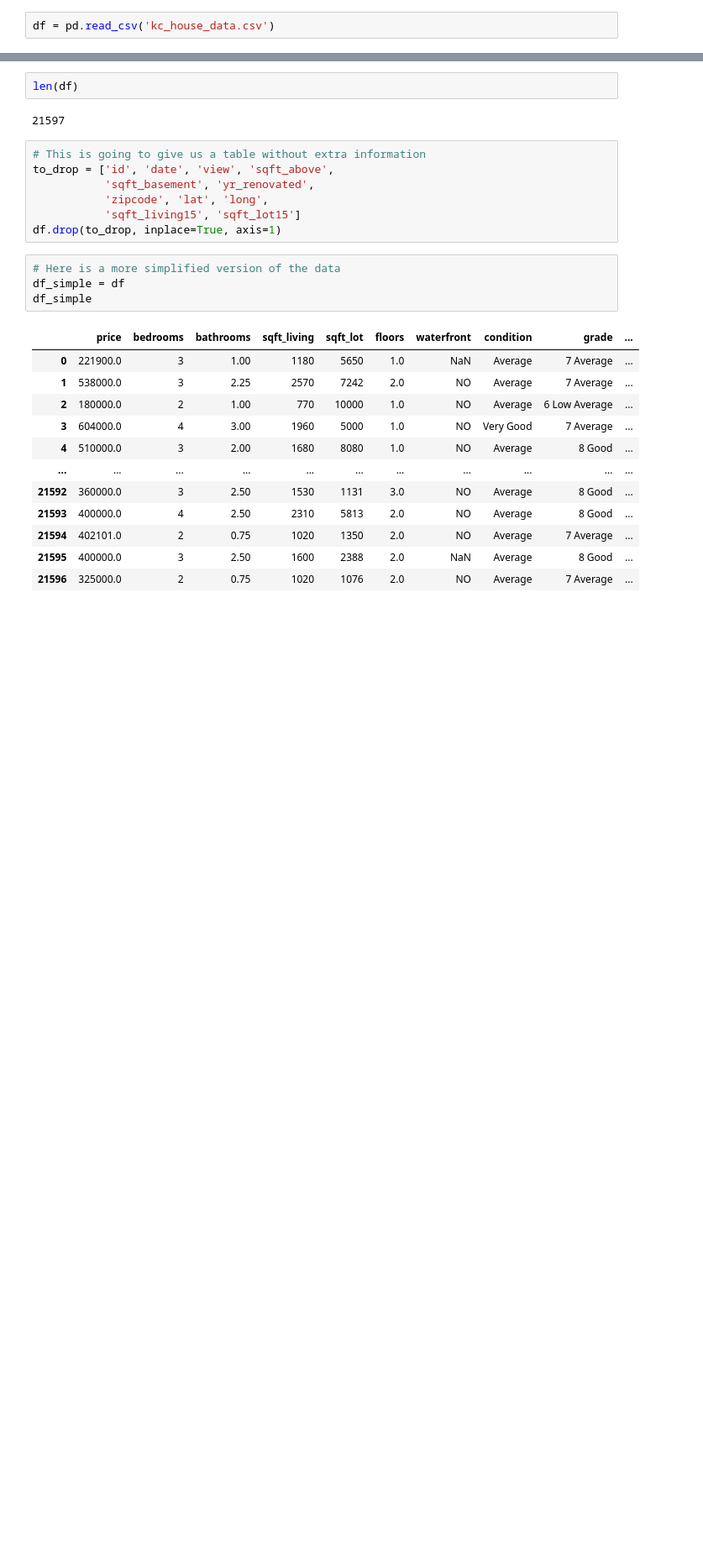
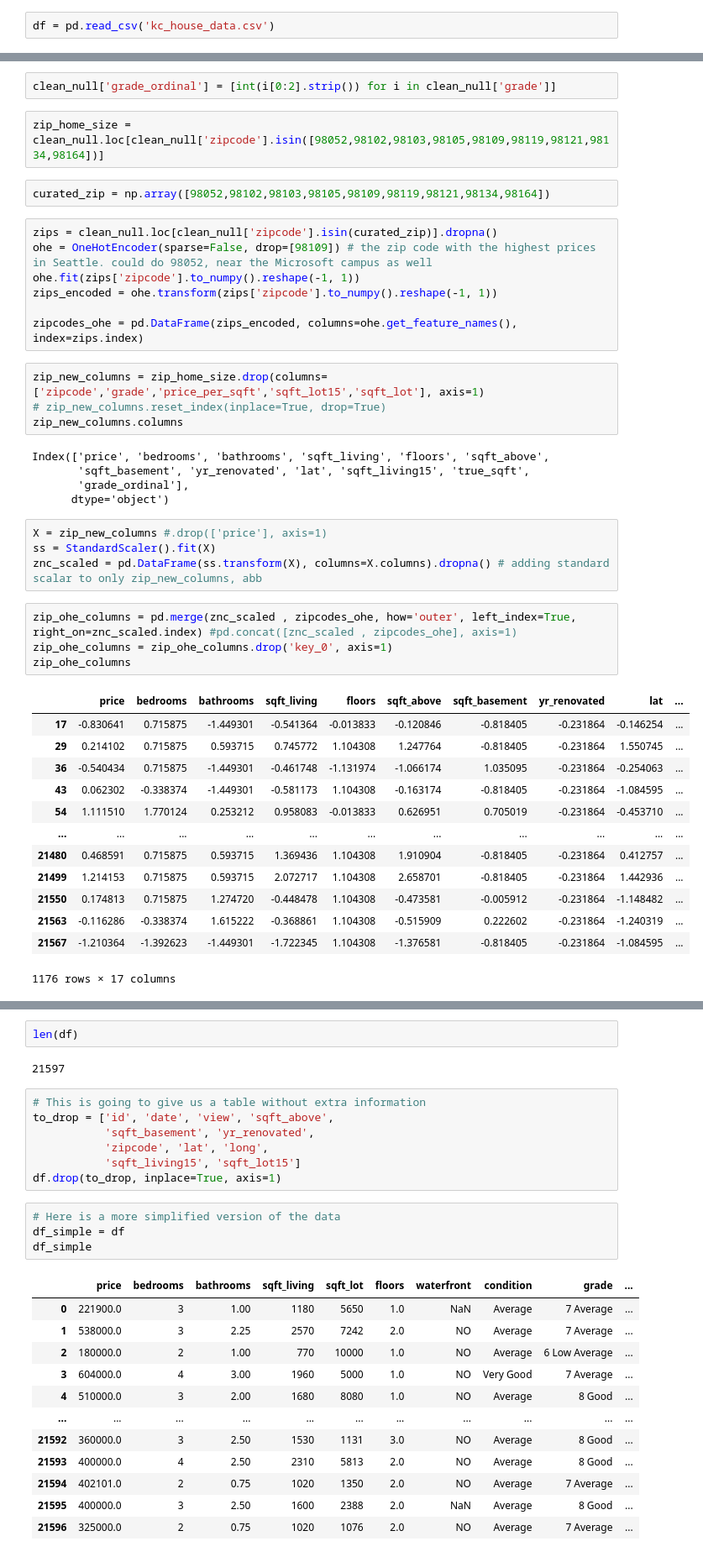
Before and after one commit to axoaxonic/green-housing-dev-analysis-project, a Jupyter notebook: development-notebooks/raul_scratch_code.ipynb, the cells around one changed output, grey strips where cells are left out. Shown: that part at 84% size. Drawn from its saved outputs; the diff is of its cells as text; blank space fills up the shorter version.

```diff
--- a/development-notebooks/raul_scratch_code.ipynb
+++ b/development-notebooks/raul_scratch_code.ipynb
@@ -18,0 +44,44 @@ df = pd.read_csv('kc_house_data.csv')
+# %%
+clean_null['grade_ordinal'] = [int(i[0:2].strip()) for i in clean_null['grade']]
+# %%
+zip_home_size = clean_null.loc[clean_null['zipcode'].isin([98052,98102,98103,98105,98109,98119,98121,98134,98164])]
+# %%
+curated_zip = np.array([98052,98102,98103,98105,98109,98119,98121,98134,98164])
+# %%
+zips = clean_null.loc[clean_null['zipcode'].isin(curated_zip)].dropna()
+ohe = OneHotEncoder(sparse=False, drop=[98109]) # the zip code with the highest prices in Seattle. could do 98052, near the Microsoft campus as well
+ohe.fit(zips['zipcode'].to_numpy().reshape(-1, 1))
+zips_encoded = ohe.transform(zips['zipcode'].to_numpy().reshape(-1, 1))
+
+zipcodes_ohe = pd.DataFrame(zips_encoded, columns=ohe.get_feature_names(), index=zips.index)
+# %%
+zip_new_columns = zip_home_size.drop(columns=['zipcode','grade','price_per_sqft','sqft_lot15','sqft_lot'], axis=1)
+# zip_new_columns.reset_index(inplace=True, drop=True)
+zip_new_columns.columns
+# %% [output]
+Index(['price', 'bedrooms', 'bathrooms', 'sqft_living', 'floors', 'sqft_above',
+       'sqft_basement', 'yr_renovated', 'lat', 'sqft_living15', 'true_sqft',
+       'grade_ordinal'],
+      dtype='object')
+# %%
+X = zip_new_columns #.drop(['price'], axis=1)
+ss = StandardScaler().fit(X)
+znc_scaled = pd.DataFrame(ss.transform(X), columns=X.columns).dropna() # adding standard scalar to only zip_new_columns, abb
+# %%
+zip_ohe_columns = pd.merge(znc_scaled , zipcodes_ohe, how='outer', left_index=True, right_on=znc_scaled.index) #pd.concat([znc_scaled , zipcodes_ohe], axis=1)
+zip_ohe_columns = zip_ohe_columns.drop('key_0', axis=1)
+zip_ohe_columns
+# %% [output]
+|  | price | bedrooms | bathrooms | sqft_living | floors | sqft_above | sqft_basement | yr_renovated | lat | ... |
+| 17 | -0.830641 | 0.715875 | -1.449301 | -0.541364 | -0.013833 | -0.120846 | -0.818405 | -0.231864 | -0.146254 | ... |
+| 29 | 0.214102 | 0.715875 | 0.593715 | 0.745772 | 1.104308 | 1.247764 | -0.818405 | -0.231864 | 1.550745 | ... |
+| 36 | -0.540434 | 0.715875 | -1.449301 | -0.461748 | -1.131974 | -1.066174 | 1.035095 | -0.231864 | -0.254063 | ... |
+| 43 | 0.062302 | -0.338374 | -1.449301 | -0.581173 | 1.104308 | -0.163174 | -0.818405 | -0.231864 | -1.084595 | ... |
+| 54 | 1.111510 | 1.770124 | 0.253212 | 0.958083 | -0.013833 | 0.626951 | 0.705019 | -0.231864 | -0.453710 | ... |
+| ... | ... | ... | ... | ... | ... | ... | ... | ... | ... | ... |
+| 21480 | 0.468591 | 0.715875 | 0.593715 | 1.369436 | 1.104308 | 1.910904 | -0.818405 | -0.231864 | 0.412757 | ... |
+| 21499 | 1.214153 | 0.715875 | 0.593715 | 2.072717 | 1.104308 | 2.658701 | -0.818405 | -0.231864 | 1.442936 | ... |
+| 21550 | 0.174813 | 0.715875 | 1.274720 | -0.448478 | 1.104308 | -0.473581 | -0.005912 | -0.231864 | -1.148482 | ... |
+| 21563 | -0.116286 | -0.338374 | 1.615222 | -0.368861 | 1.104308 | -0.515909 | 0.222602 | -0.231864 | -1.240319 | ... |
+| 21567 | -1.210364 | -1.392623 | -1.449301 | -1.722345 | 1.104308 | -1.376581 | -0.818405 | -0.231864 | -1.084595 | ... |
+1176 rows × 17 columns
```
Also changed, not shown: parts of 20 cells of this notebook.
